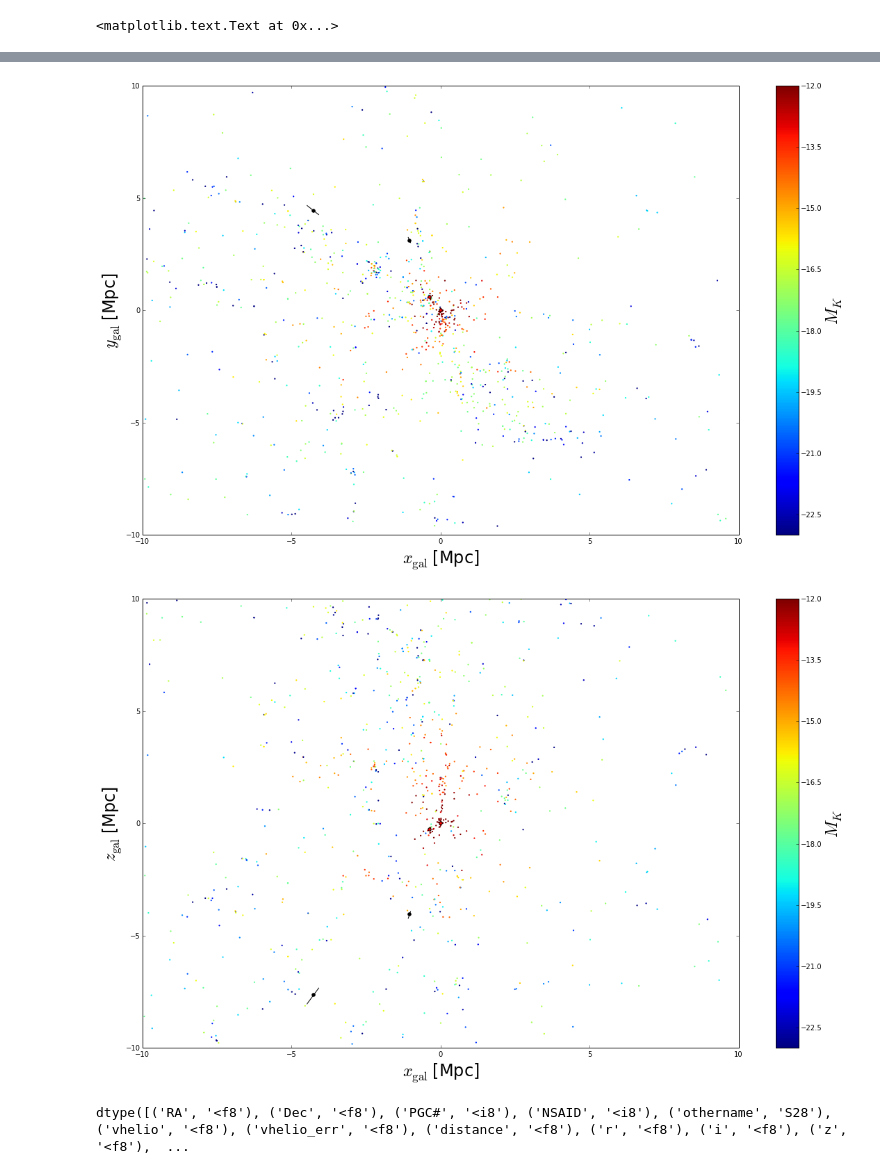
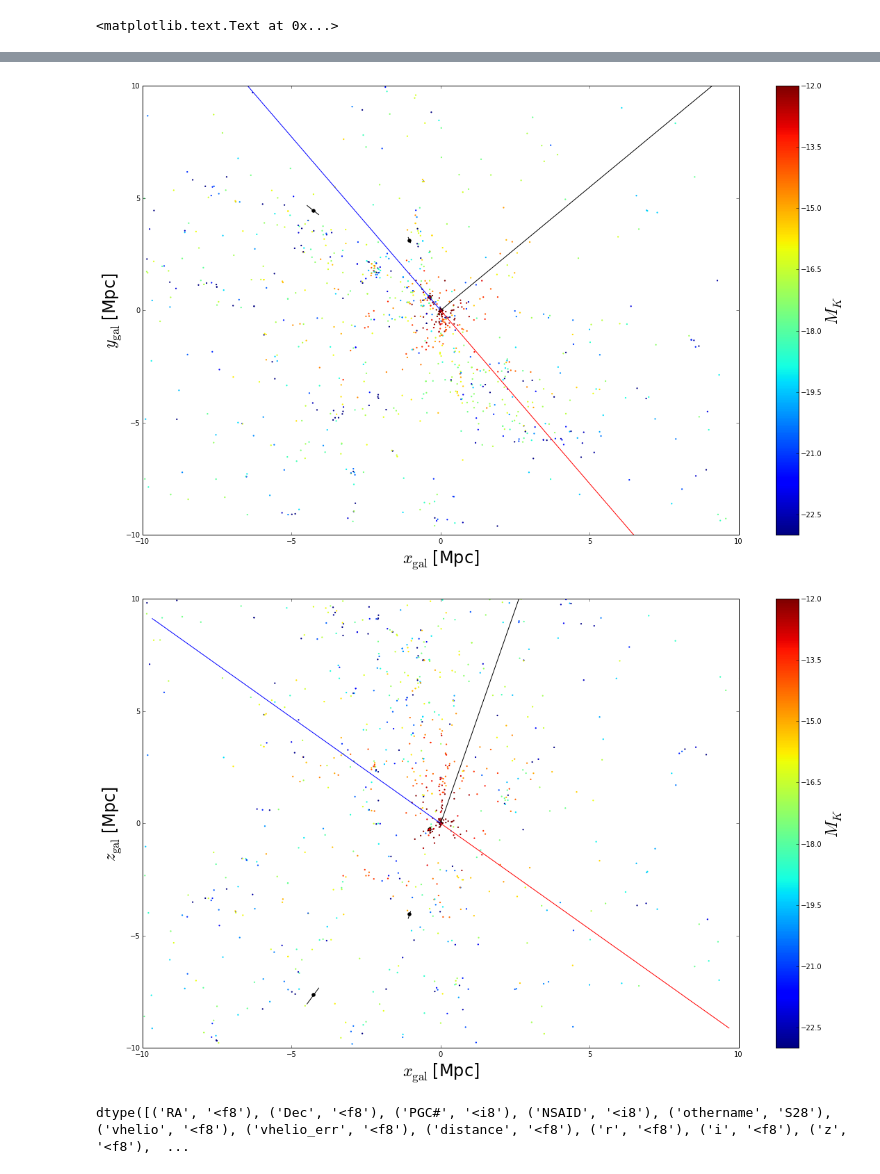
Before and after one commit to eteq/piscdwarfs_hst, a Jupyter notebook: Context.ipynb, the cells around one changed output, grey strips where cells are left out. Drawn from its saved outputs; the diff is of its cells as text; code cells hidden in the pictures.

```diff
--- a/Context.ipynb
+++ b/Context.ipynb
@@ -19,6 +19,13 @@ PiscA = SkyCoord('00h14m46s', '+10d48m47.01s', distance=Distance(distmod=np.arra
 PiscB = SkyCoord('01h19m11.7s', '+11d7m18.22s', distance=Distance(distmod=np.array([25.96, 25.87, 26.07])+4))
 # %%
 m31 = SkyCoord(SkyCoord.from_name('M31'), distance=750*u.kpc)
+# %%
+#local void-ish direction
+local_void_sc = SkyCoord('18h38m', '18d', distance=[0,20]*u.Mpc)
+
+#Equatorial north/south direction
+north_sc = SkyCoord(dec=90*u.deg,ra=0*u.deg,frame='icrs', distance=[0,20]*u.Mpc)
+south_sc = SkyCoord(dec=-90*u.deg,ra=0*u.deg,frame='icrs', distance=[0,20]*u.Mpc)
 # %%
 ml = ascii.read('masterlist.csv')
 # %%
@@ -79,35 +92,45 @@ rcParams['image.interpolation'] = 'none'
 rcParams['image.origin'] = 'lower'
 
 
 plt.scatter(mlgcart.x, mlgcart.y, edgecolor='none', c=Kabsm, s=5,vmin=-23, vmax=-12)
 plt.colorbar().set_label('$M_K$', fontsize=24)
 plt.scatter(PiscA.galactic.cartesian.x[:1], PiscA.galactic.cartesian.y[:1], color='k')
 plt.plot(PiscA.galactic.cartesian.x[1:], PiscA.galactic.cartesian.y[1:], color='k')
 plt.scatter(PiscB.galactic.cartesian.x[:1], PiscB.galactic.cartesian.y[:1], color='k')
 plt.plot(PiscB.galactic.cartesian.x[1:], PiscB.galactic.cartesian.y[1:], color='k')
 plt.scatter([m31.galactic.cartesian.x.to(u.Mpc).value, 0], [m31.galactic.cartesian.y.to(u.Mpc).value, 0],c='r')
+
+plt.plot(local_void_sc.galactic.cartesian.x, local_void_sc.galactic.cartesian.y, color='k')
+plt.plot(north_sc.galactic.cartesian.x, north_sc.galactic.cartesian.y, color='b')
+plt.plot(south_sc.galactic.cartesian.x, south_sc.galactic.cartesian.y, color='r')
+
 plt.xlabel(r'$x_{\rm gal}$ [Mpc]', fontsize=24)
 plt.ylabel(r'$y_{\rm gal}$ [Mpc]', fontsize=24)
 plt.xlim(-10, 10)
 plt.ylim(-10, 10)
 plt.tight_layout()
 
 plt.figure()
 plt.scatter(mlgcart.x, mlgcart.z, edgecolor='none', c=Kabsm, s=5,vmin=-23, vmax=-12)
 plt.colorbar().set_label('$M_K$', fontsize=24)
 plt.scatter(PiscA.galactic.cartesian.x[:1], PiscA.galactic.cartesian.z[:1], color='k')
 plt.plot(PiscA.galactic.cartesian.x[1:], PiscA.galactic.cartesian.z[1:], color='k')
 plt.scatter(PiscB.galactic.cartesian.x[:1], PiscB.galactic.cartesian.z[:1], color='k')
 plt.plot(PiscB.galactic.cartesian.x[1:], PiscB.galactic.cartesian.z[1:], color='k')
 plt.scatter([m31.galactic.cartesian.x.to(u.Mpc).value, 0], [m31.galactic.cartesian.z.to(u.Mpc).value, 0],c='r')
+
+plt.plot(local_void_sc.galactic.cartesian.z, local_void_sc.galactic.cartesian.y, color='k')
+plt.plot(north_sc.galactic.cartesian.x, north_sc.galactic.cartesian.z, color='b')
+plt.plot(south_sc.galactic.cartesian.x, south_sc.galactic.cartesian.z, color='r')
+
 plt.xlabel(r'$x_{\rm gal}$ [Mpc]', fontsize=24)
 plt.ylabel(r'$z_{\rm gal}$ [Mpc]', fontsize=24)
 plt.xlim(-10, 10)
 plt.ylim(-10, 10)
 plt.tight_layout()
 # %% [output]
-[figure, old version]
+[figure, new version]
-[figure, old version]
+[figure, new version]
 # %%
 #color-code by correct gas fraction (and do it completeness corrected)
 # %%
```
Also changed, not shown: parts of 3 cells of this notebook, 1 other file.
